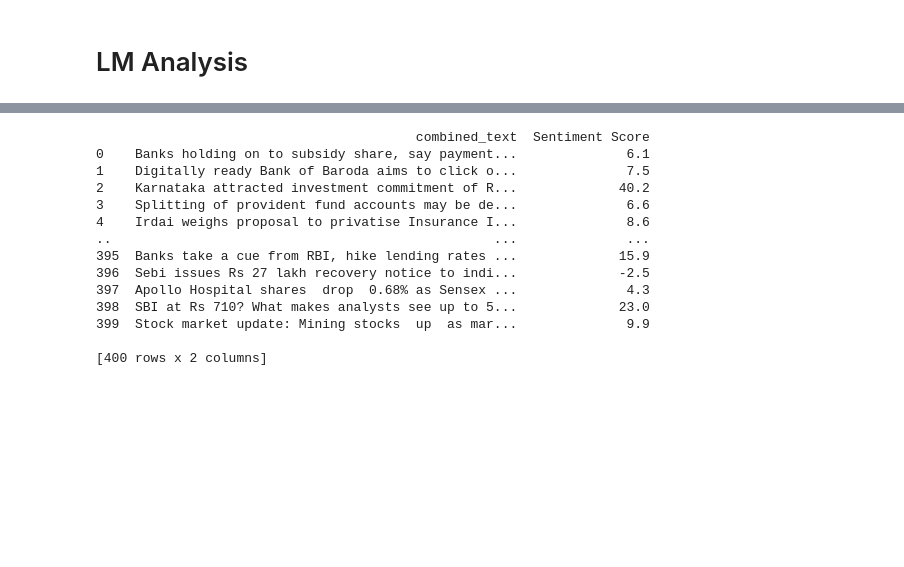
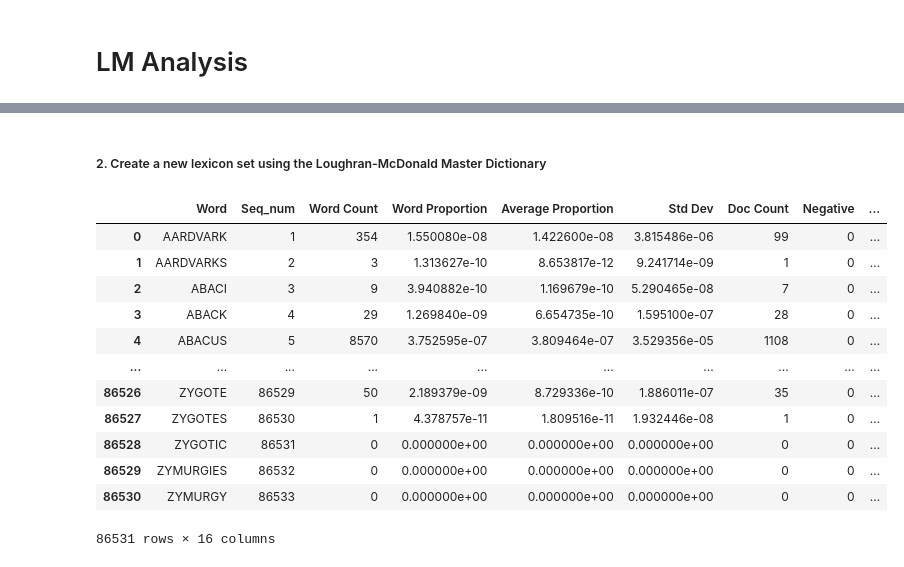
Before and after one commit to rnribeiro/NLP_FEUP, a Jupyter notebook: main.ipynb, the cells around one changed output, grey strips where cells are left out. Drawn from its saved outputs; the diff is of its cells as text; code cells hidden in the pictures; blank space fills up the shorter version.

```diff
--- a/main.ipynb
+++ b/main.ipynb
@@ -754,33 +725,21 @@ lm_in_vader_lexicon.to_csv('LM_in_VADER.csv', index=False)
-# %%
-import pandas as pd
-
-lexicon_path = 'LM_in_VADER.csv'
-lexicon = pd.read_csv(lexicon_path)
-
-text_column = news['combined_text']
-
-tokenized_texts = text_column.apply(lambda text: text.lower().split())
-
-def calculate_sentiment_score(tokens):
-    word_sentiments = lexicon.loc[lexicon['Word'].isin(tokens)]['Sentiment Score']
-    sentiment_score = sum(word_sentiments)
-    return sentiment_score
-
-news['Sentiment Score'] = tokenized_texts.apply(calculate_sentiment_score)
-
-print(news[['combined_text', 'Sentiment Score']])
-# %% [output]
-                                         combined_text  Sentiment Score
-0    Banks holding on to subsidy share, say payment...              6.1
-1    Digitally ready Bank of Baroda aims to click o...              7.5
-2    Karnataka attracted investment commitment of R...             40.2
-3    Splitting of provident fund accounts may be de...              6.6
-4    Irdai weighs proposal to privatise Insurance I...              8.6
-..                                                 ...              ...
-395  Banks take a cue from RBI, hike lending rates ...             15.9
-396  Sebi issues Rs 27 lakh recovery notice to indi...             -2.5
-397  Apollo Hospital shares  drop  0.68% as Sensex ...              4.3
-398  SBI at Rs 710? What makes analysts see up to 5...             23.0
-399  Stock market update: Mining stocks  up  as mar...              9.9
-
-[400 rows x 2 columns]
+# %% [markdown]
+##### 2. Create a new lexicon set using the Loughran-McDonald Master Dictionary
+# %%
+# Load the CSV file containing the dictionary
+lm_dictionary = pd.read_csv('LM_Analysis/LoughranMcDonald_MasterDictionary_2023.csv')
+
+lm_dictionary
+# %% [output]
+|  | Word | Seq_num | Word Count | Word Proportion | Average Proportion | Std Dev | Doc Count | Negative | ... |
+| 0 | AARDVARK | 1 | 354 | 1.550080e-08 | 1.422600e-08 | 3.815486e-06 | 99 | 0 | ... |
+| 1 | AARDVARKS | 2 | 3 | 1.313627e-10 | 8.653817e-12 | 9.241714e-09 | 1 | 0 | ... |
+| 2 | ABACI | 3 | 9 | 3.940882e-10 | 1.169679e-10 | 5.290465e-08 | 7 | 0 | ... |
+| 3 | ABACK | 4 | 29 | 1.269840e-09 | 6.654735e-10 | 1.595100e-07 | 28 | 0 | ... |
+| 4 | ABACUS | 5 | 8570 | 3.752595e-07 | 3.809464e-07 | 3.529356e-05 | 1108 | 0 | ... |
+| ... | ... | ... | ... | ... | ... | ... | ... | ... | ... |
+| 86526 | ZYGOTE | 86529 | 50 | 2.189379e-09 | 8.729336e-10 | 1.886011e-07 | 35 | 0 | ... |
+| 86527 | ZYGOTES | 86530 | 1 | 4.378757e-11 | 1.809516e-11 | 1.932446e-08 | 1 | 0 | ... |
+| 86528 | ZYGOTIC | 86531 | 0 | 0.000000e+00 | 0.000000e+00 | 0.000000e+00 | 0 | 0 | ... |
+| 86529 | ZYMURGIES | 86532 | 0 | 0.000000e+00 | 0.000000e+00 | 0.000000e+00 | 0 | 0 | ... |
+| 86530 | ZYMURGY | 86533 | 0 | 0.000000e+00 | 0.000000e+00 | 0.000000e+00 | 0 | 0 | ... |
+86531 rows × 16 columns
```
Also changed, not shown: parts of 33 cells of this notebook, 10 other files.
